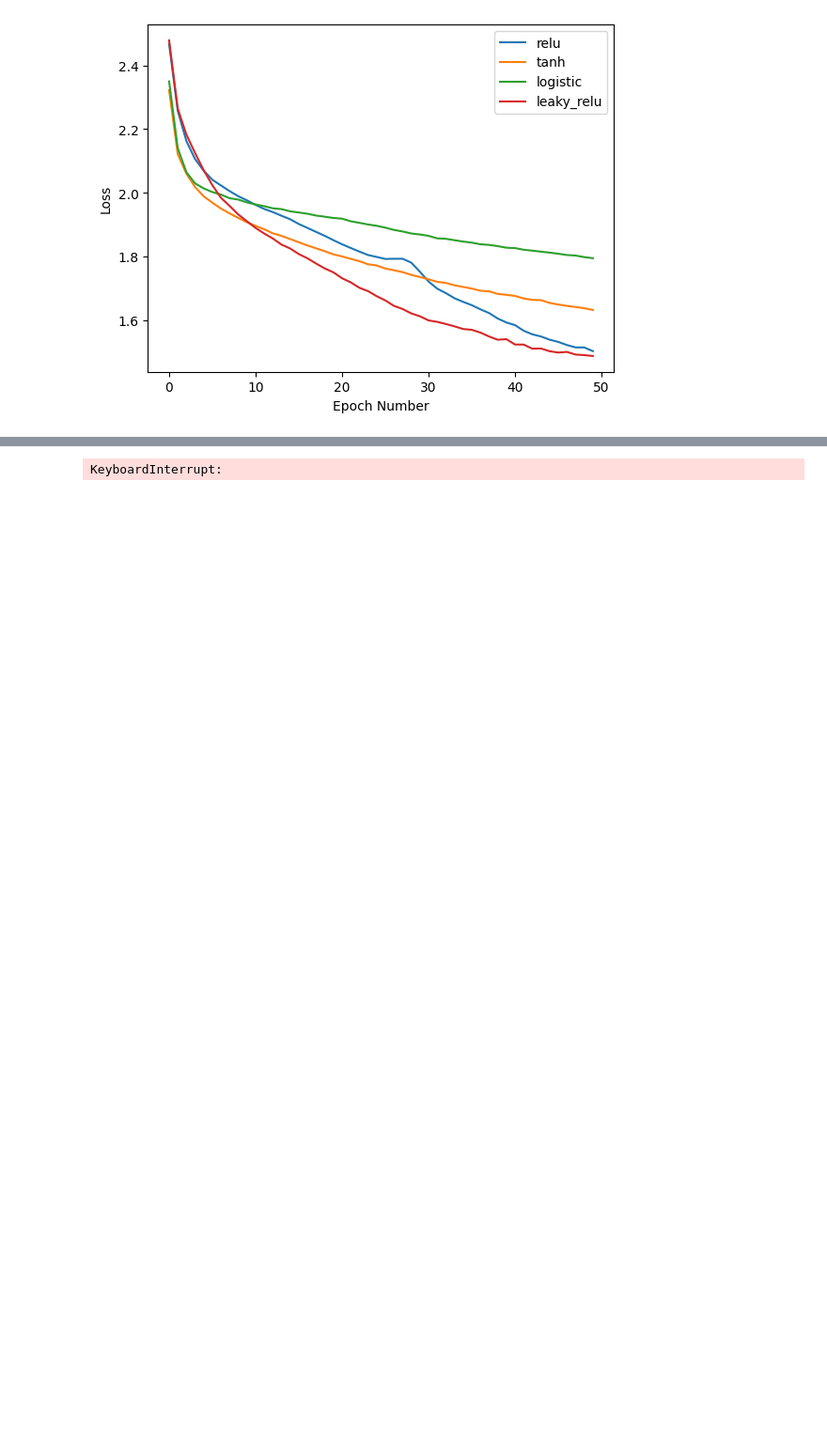
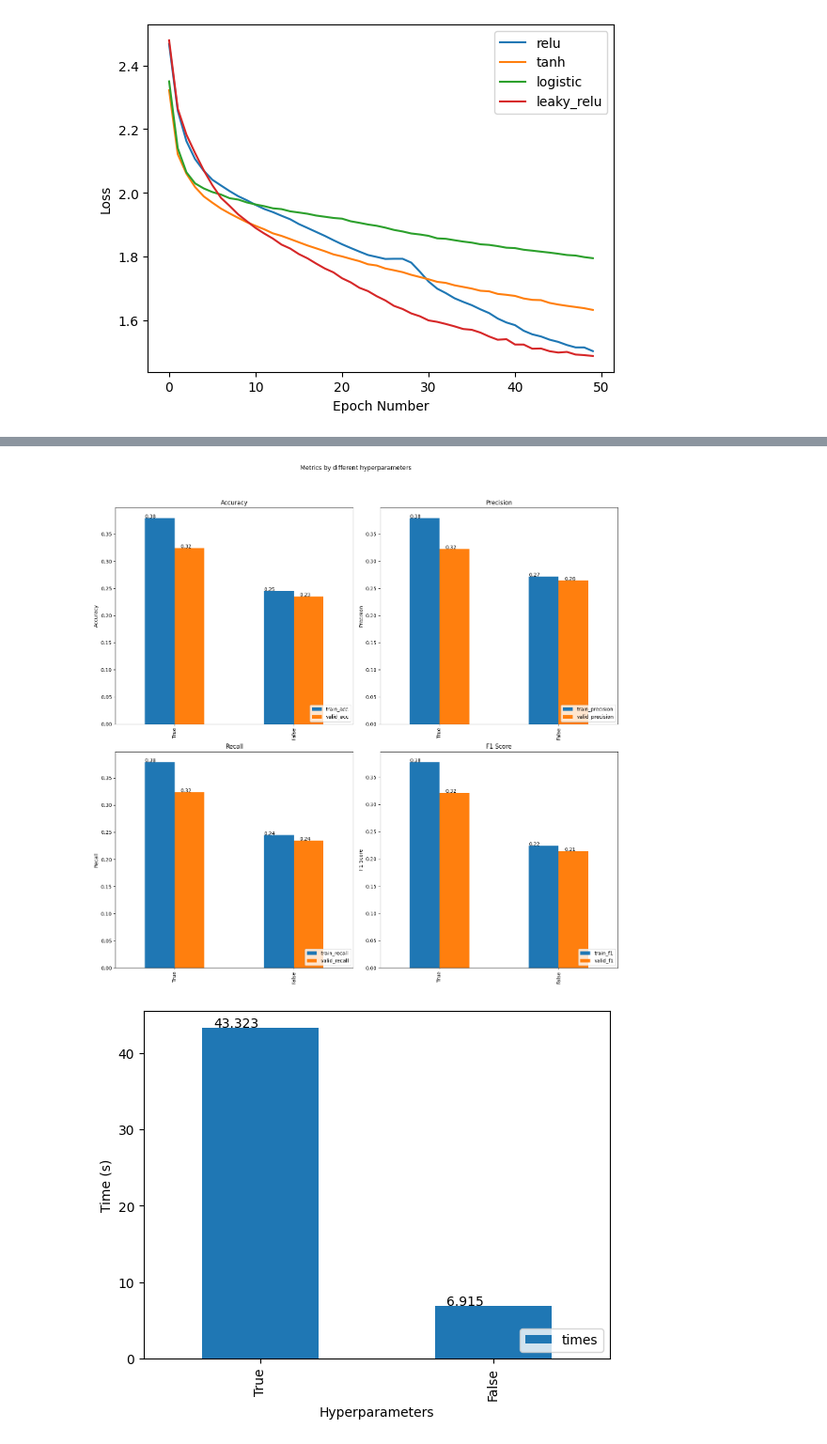
Before and after one commit to Yvnminc/Deep-Neural-Network-Components-Analysis, a Jupyter notebook: Experiment-Activations.ipynb, the cells around one changed output, grey strips where cells are left out. Shown at 94% size. Drawn from its saved outputs; the diff is of its cells as text; code cells hidden in the pictures; blank space fills up the shorter version.

Commit message:
done batch

```diff
--- a/Experiment-Activations.ipynb
+++ b/Experiment-Activations.ipynb
@@ -126,10 +126,8 @@ Epoch: 50  Training Loss: 1.486899481057774  Time (sec): 1.3587100505828857
 from algorithms import Evals
 
 # Setup activation experiment
-batch_size = [64, 128, 256]
-learning_rate = [0.001, 0.01, 0.1]
-exp = [batch_size, learning_rate]
+bn = [True, False]
 
-eval_dict = Evals.set_exp(exps= exp, exp_name= 'batch')
+eval_dict = Evals.set_exp(exps= bn, exp_name= 'batch_normalizer')
 eval_df = Evals.run_exp(exp_dict= eval_dict, epochs= 2)
 # %% [output]
@@ -138 +140,2 @@ Epoch: 1  Training Loss: 2.5619713710510297  Time (sec): 69.69416689872742
-KeyboardInterrupt:
+[figure, added]
+[figure, added]
```
Also changed, not shown: parts of 1 cell of this notebook, 4 other files.
